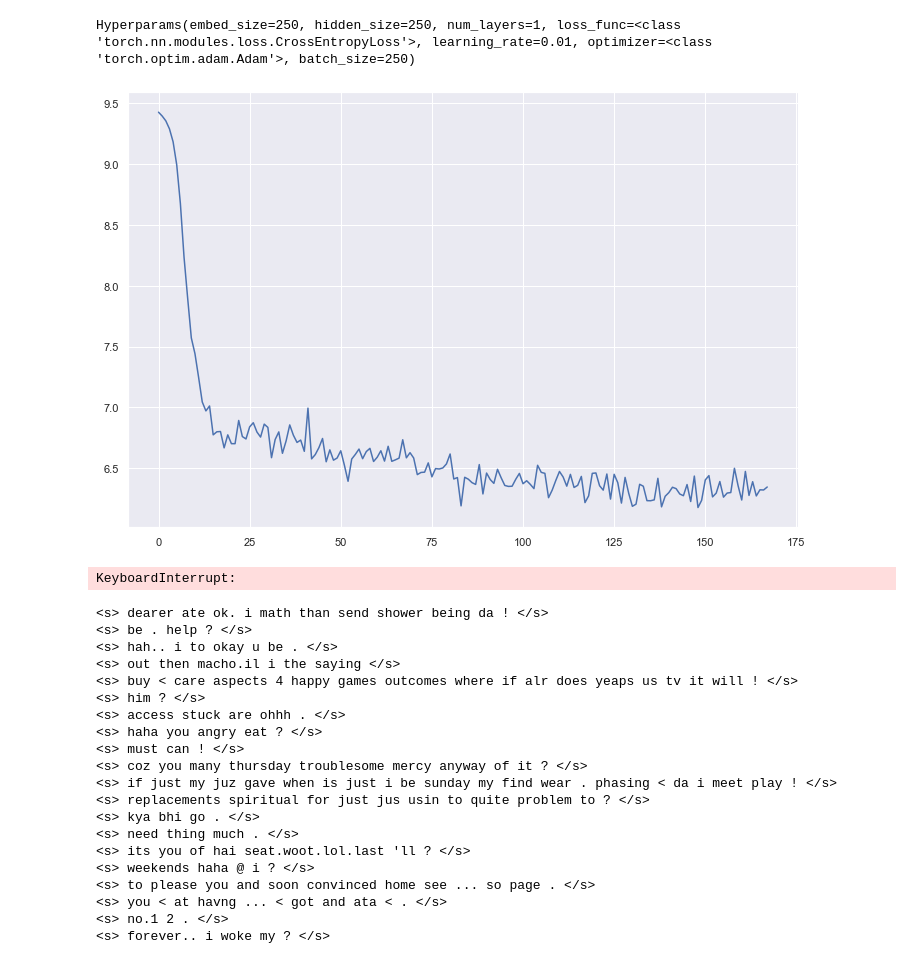
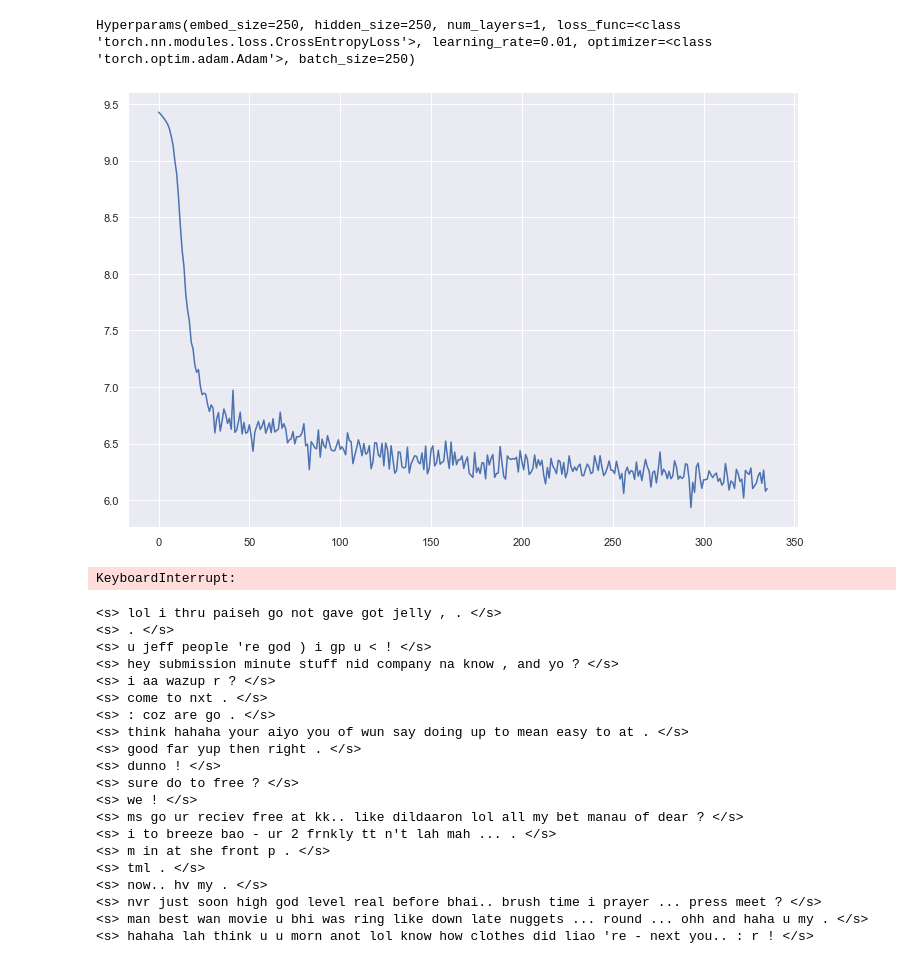
Before and after one commit to annabellachen/Singlish-Text-Messages-Language-Model, a Jupyter notebook: gru-singlish-language-modelv2.ipynb, the cells around one changed output. Saved outputs shown, nothing was run; the diff lists cells and outputs as text; code cells hidden in the pictures.

Commit message:
update training results with learning rate of 0.0005

```diff
--- a/gru-singlish-language-modelv2.ipynb
+++ b/gru-singlish-language-modelv2.ipynb
@@ -313,38 +313,38 @@ def generate_example(model, temperature=1.0, max_len=100, hidden_state=None):
 # %%
 hyperparams = Hyperparams(embed_size=250, hidden_size=250, num_layers=3,
                           loss_func=nn.CrossEntropyLoss,
-                          learning_rate=0.001, optimizer=optim.Adam, batch_size=250)
+                          learning_rate=0.0005, optimizer=optim.Adam, batch_size=250)
 
 dataloader, model, optimizer, criterion = initialize_data_model_optim_loss(hyperparams)
 
 train(10, dataloader, model, criterion, optimizer)
 # %% [output]
-[figure, old version]
+[figure, new version]
 KeyboardInterrupt:
 # %%
 for _ in range(20):
     generate_example(model)
 # %% [output]
-<s> dearer ate ok. i math than send shower being da ! </s>
-<s> be . help ? </s>
-<s> hah.. i to okay u be . </s>
-<s> out then macho.il i the saying </s>
-<s> buy < care aspects 4 happy games outcomes where if alr does yeaps us tv it will ! </s>
-<s> him ? </s>
-<s> access stuck are ohhh . </s>
-<s> haha you angry eat ? </s>
-<s> must can ! </s>
-<s> coz you many thursday troublesome mercy anyway of it ? </s>
-<s> if just my juz gave when is just i be sunday my find wear . phasing < da i meet play ! </s>
-<s> replacements spiritual for just jus usin to quite problem to ? </s>
-<s> kya bhi go . </s>
-<s> need thing much . </s>
-<s> its you of hai seat.woot.lol.last 'll ? </s>
-<s> weekends haha @ i ? </s>
-<s> to please you and soon convinced home see ... so page . </s>
-<s> you < at havng ... < got and ata < . </s>
-<s> no.1 2 . </s>
-<s> forever.. i woke my ? </s>
+<s> lol i thru paiseh go not gave got jelly , . </s>
+<s> . </s>
+<s> u jeff people 're god ) i gp u < ! </s>
+<s> hey submission minute stuff nid company na know , and yo ? </s>
+<s> i aa wazup r ? </s>
+<s> come to nxt . </s>
+<s> : coz are go . </s>
+<s> think hahaha your aiyo you of wun say doing up to mean easy to at . </s>
+<s> good far yup then right . </s>
+<s> dunno ! </s>
+<s> sure do to free ? </s>
+<s> we ! </s>
+<s> ms go ur reciev free at kk.. like dildaaron lol all my bet manau of dear ? </s>
+<s> i to breeze bao - ur 2 frnkly tt n't lah mah ... . </s>
+<s> m in at she front p . </s>
+<s> tml . </s>
+<s> now.. hv my . </s>
+<s> nvr just soon high god level real before bhai.. brush time i prayer ... press meet ? </s>
+<s> man best wan movie u bhi was ring like down late nuggets ... round ... ohh and haha u my . </s>
+<s> hahaha lah think u u morn anot lol know how clothes did liao 're - next you.. : r ! </s>
 # %%
 import json
 torch.save(model.state_dict(), 'gru-model-singlish.pth')
```
Also changed, not shown: parts of 1 cell of this notebook, 2 other files.
